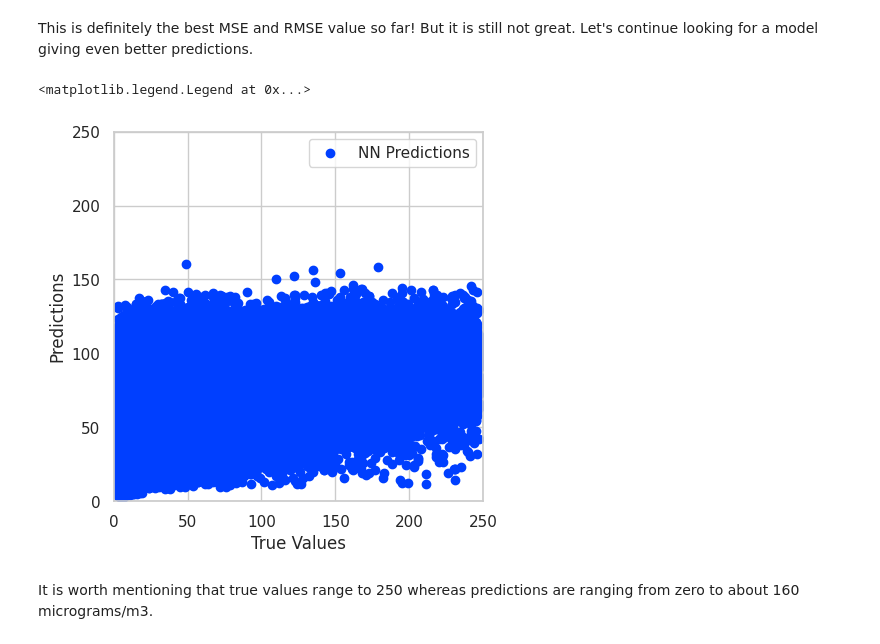
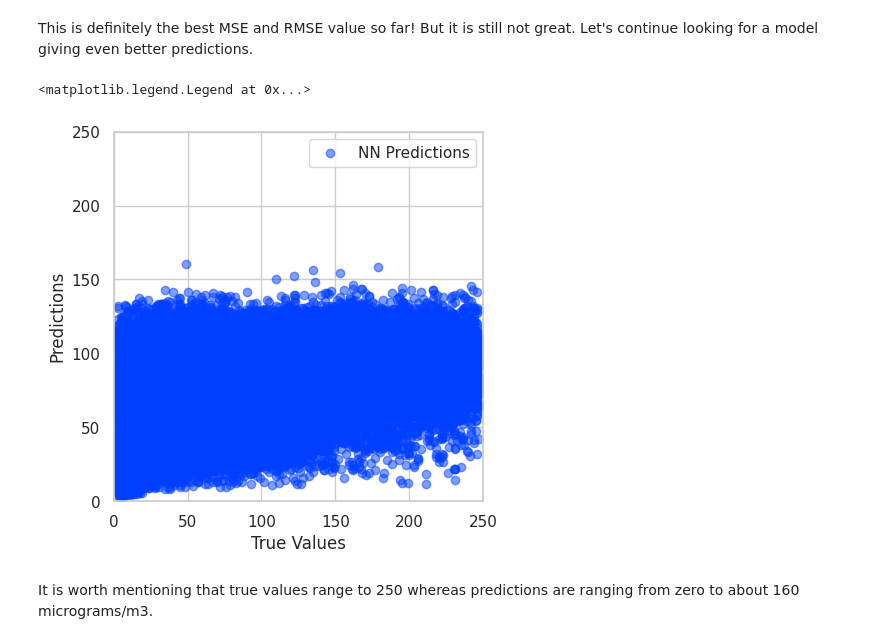
Before and after one commit to arutk1/Beijing_pollution, a Jupyter notebook: Beijing_pollution.ipynb, the cells around one changed output. Drawn from its saved outputs; the diff is of its cells as text; code cells hidden in the pictures.

```diff
--- a/Beijing_pollution.ipynb
+++ b/Beijing_pollution.ipynb
@@ -986,15 +986,15 @@ RMSE on Test Set: 53.29824600021702
 This is definitely the best MSE and RMSE value so far! But it is still not great. Let's continue looking for a model giving even better predictions.
 # %%
 ax = plt.axes(aspect='equal')
-plt.scatter(y_test, y_pred_nn, label = 'NN Predictions')
+plt.scatter(y_test, y_pred_nn, label = 'NN Predictions', alpha=0.5)
 plt.xlabel("True Values")
 plt.ylabel("Predictions")
 limits = [0,250]
 plt.xlim(limits)
 plt.ylim(limits)
 plt.legend()
 # %% [output]
 <matplotlib.legend.Legend at 0x...>
-[figure, old version]
+[figure, new version]
 # %% [markdown]
 It is worth mentioning that true values range to 250 whereas predictions are ranging from zero to about 160 micrograms/m3.
```
Also changed, not shown: parts of 4 cells of this notebook.
